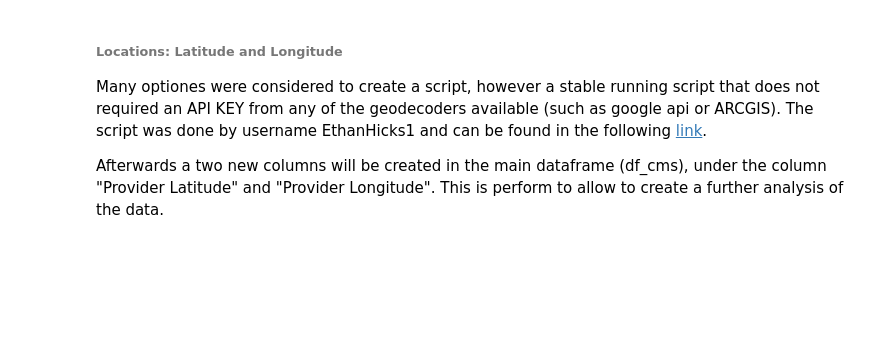
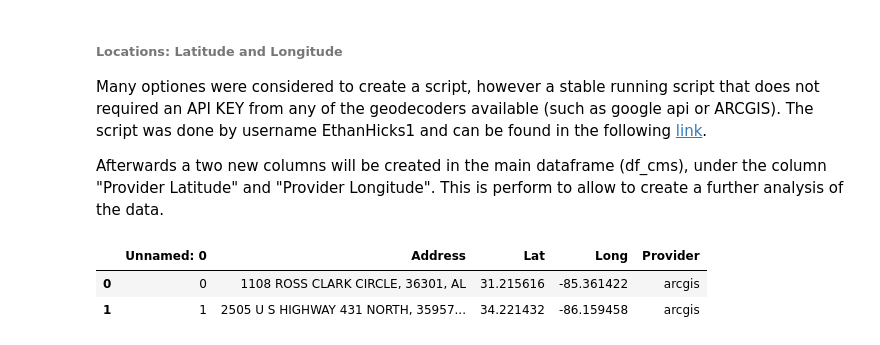
Before and after one commit to luis-alarcon/u_project_EDA_CMS, a Jupyter notebook: u_project_EDA-CMS_python3.ipynb, the cells around one changed output. Saved outputs shown, nothing was run; the diff lists cells and outputs as text; code cells hidden in the pictures; blank space fills up the shorter version.

```diff
--- a/u_project_EDA-CMS_python3.ipynb
+++ b/u_project_EDA-CMS_python3.ipynb
@@ -377,0 +378,6 @@ df_latlon = pd.read_csv("/datasets/output163066.csv")
+# %%
+df_latlon.head(2)
+# %% [output]
+|  | Unnamed: 0 | Address | Lat | Long | Provider |
+| 0 | 0 | 1108 ROSS CLARK CIRCLE, 36301, AL | 31.215616 | -85.361422 | arcgis |
+| 1 | 1 | 2505 U S HIGHWAY 431 NORTH, 35957... | 34.221432 | -86.159458 | arcgis |
```
Also changed, not shown: parts of 6 cells of this notebook, 3 other files.
